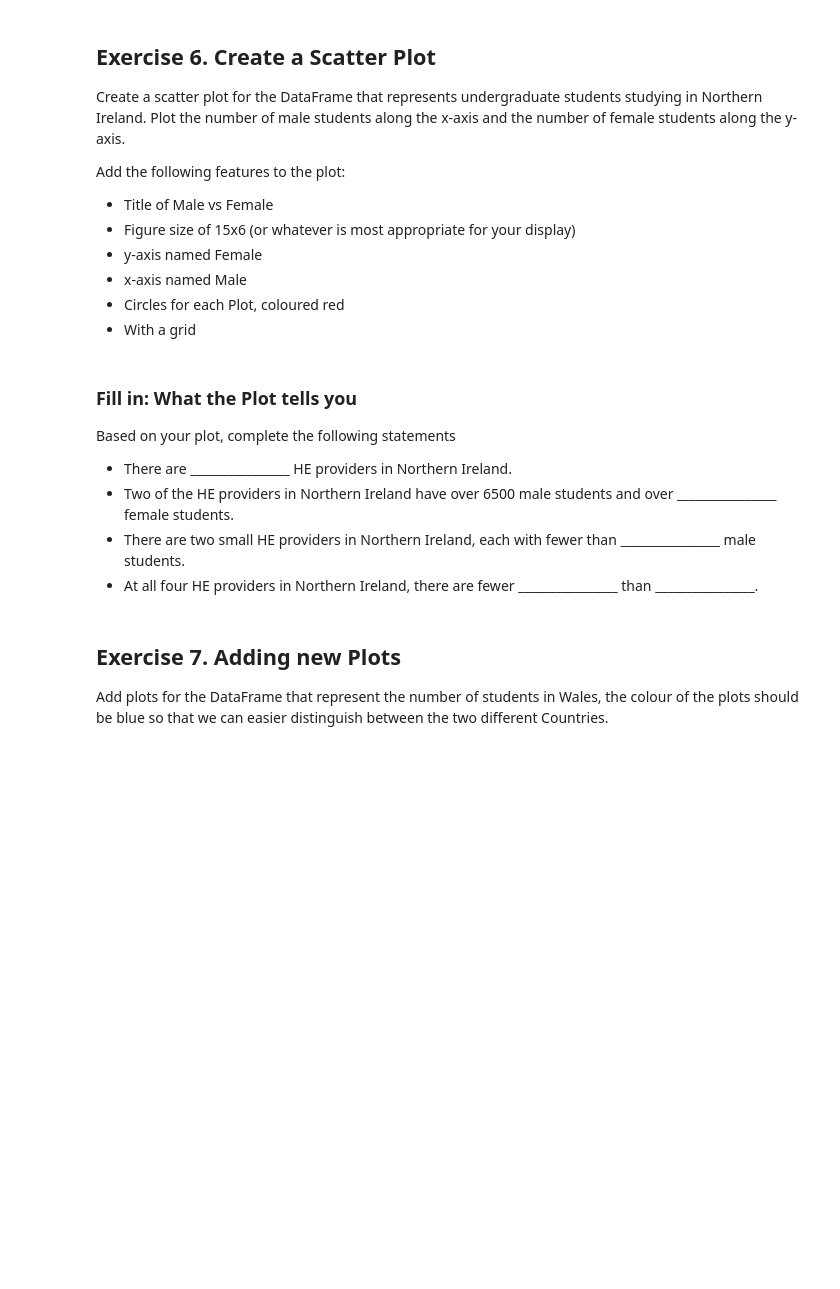
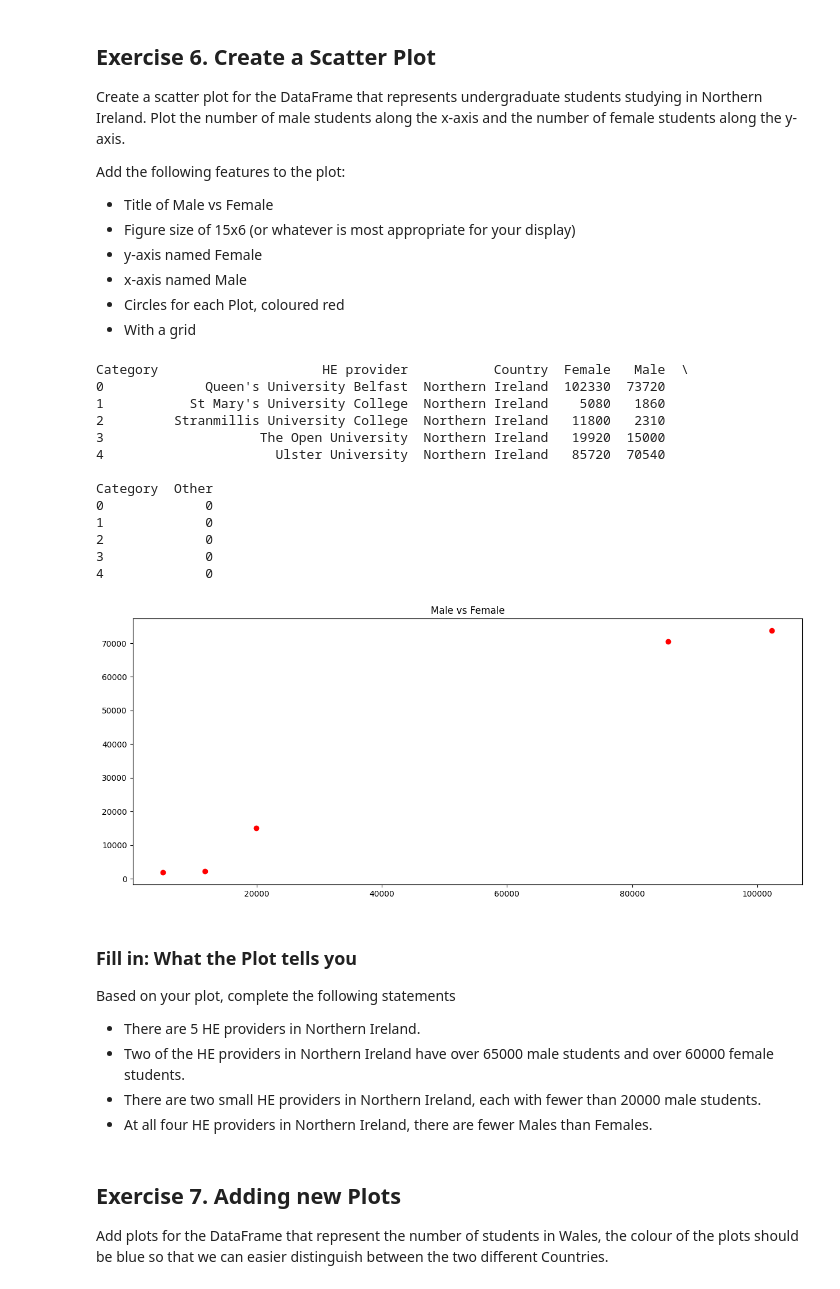
Before and after one commit to Blacbrd/MathsAndDataScience, a Jupyter notebook: Lab2_Part1_Scatter_AY2024_25.ipynb, the cells around one changed output. Drawn from its saved outputs; the diff is of its cells as text; code cells hidden in the pictures; blank space fills up the shorter version.

```diff
--- a/Lab2_Part1_Scatter_AY2024_25.ipynb
+++ b/Lab2_Part1_Scatter_AY2024_25.ipynb
@@ -293,6 +293,11 @@ Category                                 HE provider   Country  Female   Male  \
 # %% [markdown]
 <h2>Exercise 5. Creating Separate Dataframes</h2>
 <p>Create separate DataFrames for each Country (Scotland, Wales, England and Northern Ireland) named scotland, wales, england and nireland.</p>
+# %%
+scotland = df[df["Country of HE provider"] == "Scotland"].copy()
+wales = df3_pivot[df3_pivot["Country"] == "Wales"].copy()
+england = df3_pivot[df3_pivot["Country"] == "England"].copy()
+nireland = df3_pivot[df3_pivot["Country"] == "Northern Ireland"].copy()
 # %% [markdown]
 <h2>Exercise 6. Create a Scatter Plot</h2>
 <p>Create a scatter plot for the DataFrame that represents undergraduate students studying in Northern Ireland.  Plot the number of male students along the x-axis and the number of female students along the y-axis.</p>
@@ -306,14 +311,54 @@ Category                                 HE provider   Country  Female   Male  \
 <li>With a grid</li>
 </ul>
 </p>
+# %%
+nireland_undergrad = nireland.copy(deep=True)
+
+nireland_undergrad = nireland_undergrad.dropna()
+
+nireland_filtered = nireland_undergrad[
+    (df2["Level of study"].str.contains("undergraduate")) &
+    (df2["Category marker"] == "Sex") &
+    ~(df2["Country of HE provider"] == "All")
+    ]
+
+nireland_undergrad_grouped = nireland_filtered.groupby(
+    [ "HE provider", "Country of HE provider", "Category"],
+    as_index=False
+)["Number"].sum()
+
+nireland_filtered_pivot = nireland_undergrad_grouped.pivot(index=["HE provider", "Country of HE provider"], columns="Category", values="Number").reset_index()
+nireland_filtered_pivot.rename(columns={"Country of HE provider": "Country"}, inplace=True)
+
+print(nireland_filtered_pivot)
+
+plt.figure(figsize=(15,6))
+plt.title("Male vs Female")
+plt.scatter(nireland_filtered_pivot["Female"], nireland_filtered_pivot["Male"], c="Red")
+plt.show()
+# %% [output]
+Category                     HE provider           Country  Female   Male  \
+0             Queen's University Belfast  Northern Ireland  102330  73720
+1           St Mary's University College  Northern Ireland    5080   1860
+2         Stranmillis University College  Northern Ireland   11800   2310
+3                    The Open University  Northern Ireland   19920  15000
+4                      Ulster University  Northern Ireland   85720  70540
+
+Category  Other
+0             0
+1             0
+2             0
+3             0
+4             0
+[figure, added]
 # %% [markdown]
 <h3>Fill in: What the Plot tells you</h3>
 <p>Based on your plot, complete the following statements</p>
 <ul>
-<li>There are ________________ HE providers in Northern Ireland.</li>
-<li>Two of the HE providers in Northern Ireland have over 6500 male students and over  ________________ female students.</li>
-<li>There are two small HE providers in Northern Ireland, each with fewer than ________________ male students.</li>
-<li>At all four HE providers in Northern Ireland, there are fewer ________________ than ________________.</li>
+<li>There are 5 HE providers in Northern Ireland.</li>
+<li>Two of the HE providers in Northern Ireland have over 65000 male students and over  60000 female students.</li>
+<li>There are two small HE providers in Northern Ireland, each with fewer than 20000 male students.</li>
+<li>At all four HE providers in Northern Ireland, there are fewer Males than Females.</li>
 </ul>
 # %% [markdown]
 <h2>Exercise 7. Adding new Plots</h2>
```
Also changed, not shown: parts of 3 cells of this notebook.
